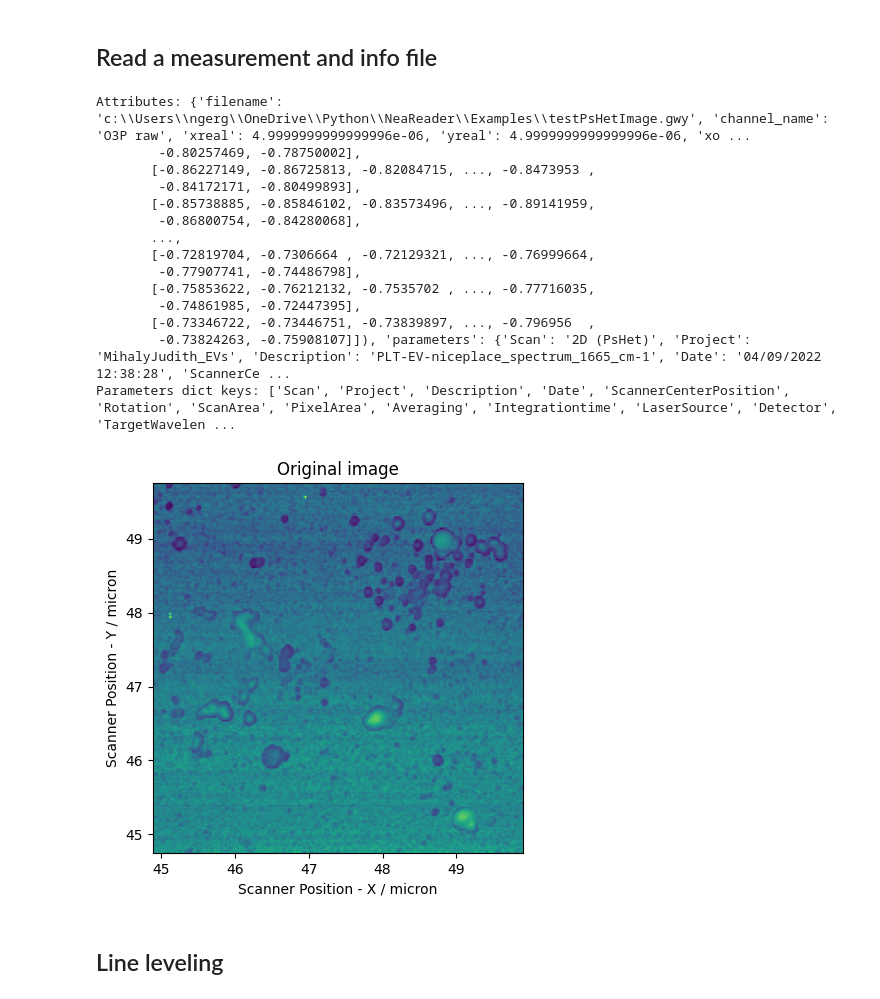
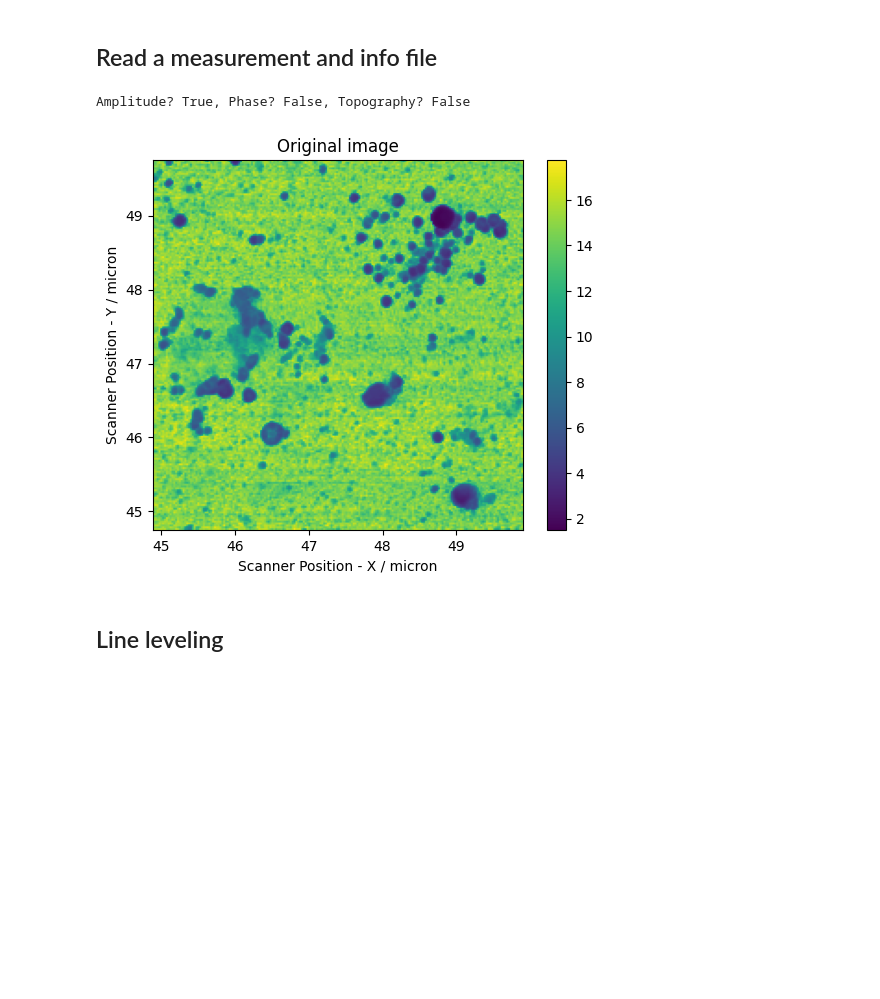
Before and after one commit to ngergihun/NeaReader, a Jupyter notebook: Examples/test_imageprocess.ipynb, the cells around one changed output. Drawn from its saved outputs; the diff is of its cells as text; code cells hidden in the pictures; blank space fills up the shorter version.

Commit message:
SelfReferencing Amp/Phase mismatch fixed

```diff
--- a/Examples/test_imageprocess.ipynb
+++ b/Examples/test_imageprocess.ipynb
@@ -16,46 +16,37 @@ import NeaImager as neaim
 # %%
 # File path
 current_folder = os.getcwd()
 meas_path = os.path.join(current_folder,'testPsHetImage.gwy')
 info_path = os.path.join(current_folder,'testinfofile.txt')
 
 # Create NeaImage object and load data
-channelname = 'O3P raw'
+channelname = 'O3A raw'
 m = neaim.NeaImage()
 m.read_from_gwyfile(meas_path,channelname)
 m.parameters = m.read_info_file(info_path)
 
 # Print the attributes of neaimage object
-print(f'Attributes: {vars(m)}')
-print(f'Parameters dict keys: {list(m.parameters.keys())}')
+# print(f'Attributes: {vars(m)}')
+# print(f'Parameters dict keys: {list(m.parameters.keys())}')
+
+# Check measurement type
+print(f'Amplitude? {m.isamp}, Phase? {m.isphase}, Topography? {m.istopo}')
 
 # Plot the original image
 xmin = (-m.xreal/2+m.xoff)*1e6
 xmax = (m.xreal/2+m.xoff)*1e6
 ymin = (-m.yreal/2+m.yoff)*1e6
 ymax = (m.yreal/2+m.yoff)*1e6
 
 plt.imshow(m.data, extent=[xmin, xmax, ymin, ymax])
 plt.xlabel('Scanner Position - X / micron')
 plt.ylabel('Scanner Position - Y / micron')
 plt.title('Original image')
+plt.colorbar()
 plt.show()
 # %% [output]
-Attributes: {'filename': 'c:\\Users\\ngerg\\OneDrive\\Python\\NeaReader\\Examples\\testPsHetImage.gwy', 'channel_name': 'O3P raw', 'xreal': 4.9999999999999996e-06, 'yreal': 4.9999999999999996e-06, 'xo ...
-        -0.80257469, -0.78750002],
-       [-0.86227149, -0.86725813, -0.82084715, ..., -0.8473953 ,
-        -0.84172171, -0.80499893],
-       [-0.85738885, -0.85846102, -0.83573496, ..., -0.89141959,
-        -0.86800754, -0.84280068],
-       ...,
-       [-0.72819704, -0.7306664 , -0.72129321, ..., -0.76999664,
-        -0.77907741, -0.74486798],
-       [-0.75853622, -0.76212132, -0.7535702 , ..., -0.77716035,
-        -0.74861985, -0.72447395],
-       [-0.73346722, -0.73446751, -0.73839897, ..., -0.796956  ,
-        -0.73824263, -0.75908107]]), 'parameters': {'Scan': '2D (PsHet)', 'Project': 'MihalyJudith_EVs', 'Description': 'PLT-EV-niceplace_spectrum_1665_cm-1', 'Date': '04/09/2022 12:38:28', 'ScannerCe ...
-Parameters dict keys: ['Scan', 'Project', 'Description', 'Date', 'ScannerCenterPosition', 'Rotation', 'ScanArea', 'PixelArea', 'Averaging', 'Integrationtime', 'LaserSource', 'Detector', 'TargetWavelen ...
+Amplitude? True, Phase? False, Topography? False
-[figure, old version]
+[figure, new version]
 # %% [markdown]
 ## Line leveling
 # %%
```
Also changed, not shown: parts of 4 cells of this notebook, 1 other file.
